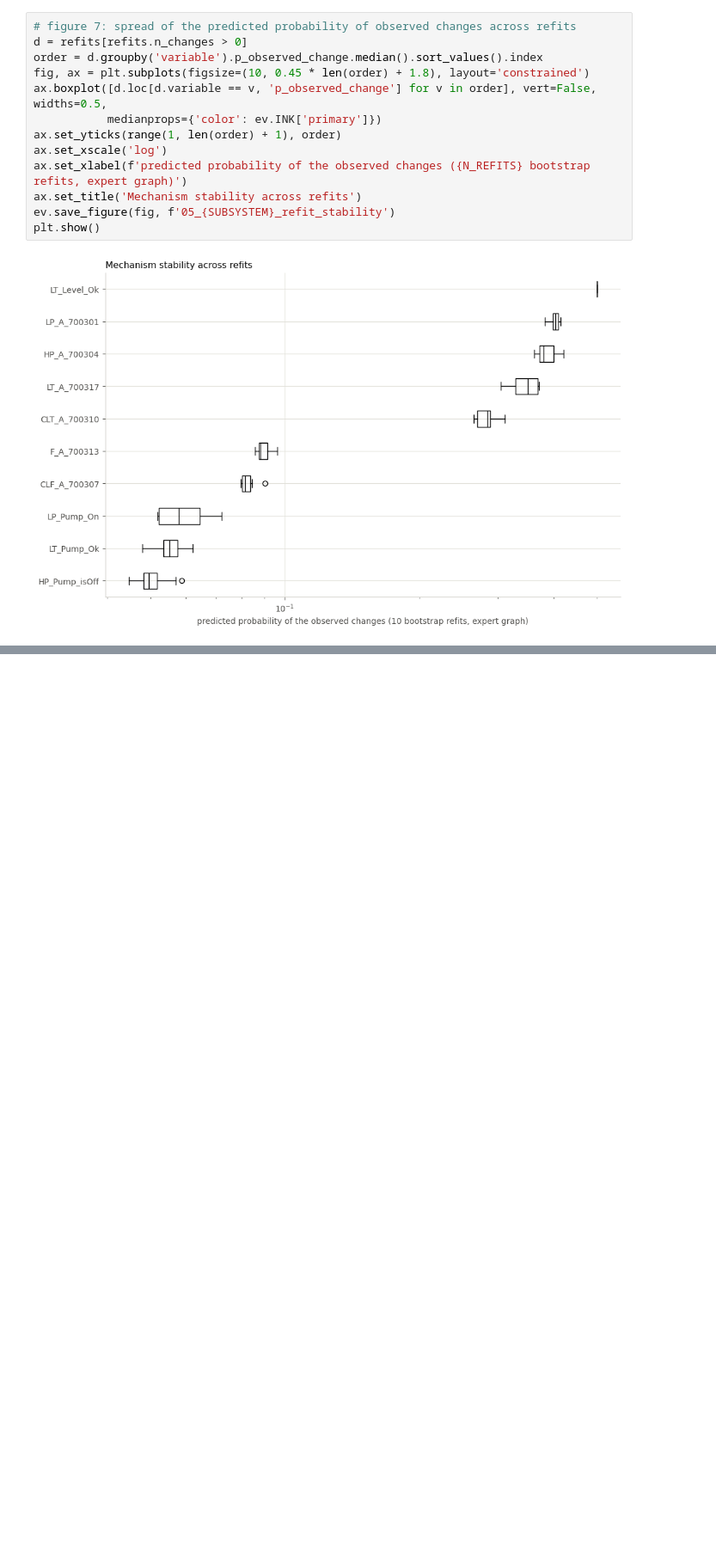
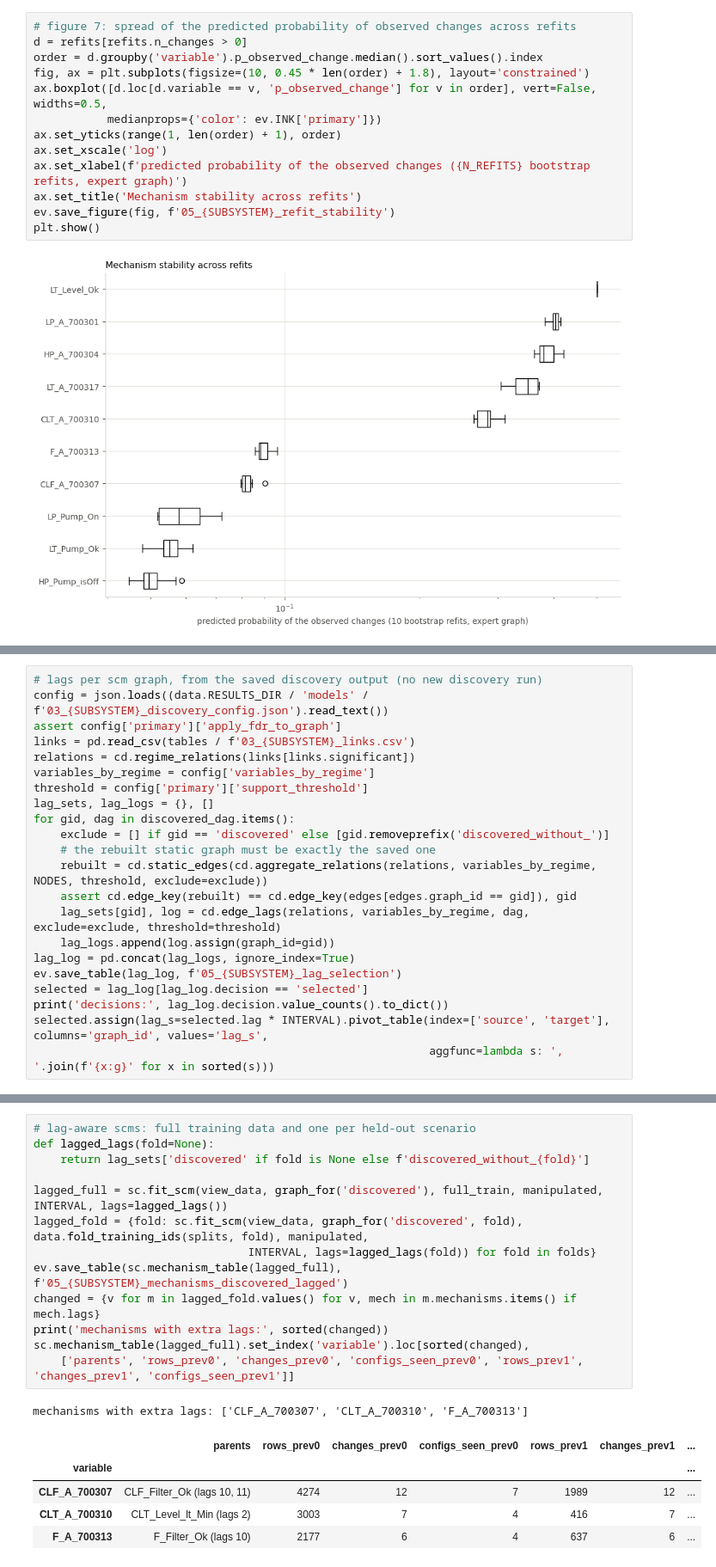
Before and after one commit to shweta-dataverse/causalAI-failure-prevention, a Jupyter notebook: notebooks/05_SCM_Fitting.ipynb, the cells around one changed output, grey strips where cells are left out. Shown at 86% size. Saved outputs shown, nothing was run; the diff lists cells and outputs as text; blank space fills up the shorter version.

```diff
--- a/notebooks/05_SCM_Fitting.ipynb
+++ b/notebooks/05_SCM_Fitting.ipynb
@@ -397,0 +422,22 @@ plt.show()
+# %%
+# lags per scm graph, from the saved discovery output (no new discovery run)
+config = json.loads((data.RESULTS_DIR / 'models' / f'03_{SUBSYSTEM}_discovery_config.json').read_text())
+assert config['primary']['apply_fdr_to_graph']
+links = pd.read_csv(tables / f'03_{SUBSYSTEM}_links.csv')
+relations = cd.regime_relations(links[links.significant])
+variables_by_regime = config['variables_by_regime']
+threshold = config['primary']['support_threshold']
+lag_sets, lag_logs = {}, []
+for gid, dag in discovered_dag.items():
+    exclude = [] if gid == 'discovered' else [gid.removeprefix('discovered_without_')]
+    # the rebuilt static graph must be exactly the saved one
+    rebuilt = cd.static_edges(cd.aggregate_relations(relations, variables_by_regime, NODES, threshold, exclude=exclude))
+    assert cd.edge_key(rebuilt) == cd.edge_key(edges[edges.graph_id == gid]), gid
+    lag_sets[gid], log = cd.edge_lags(relations, variables_by_regime, dag, exclude=exclude, threshold=threshold)
+    lag_logs.append(log.assign(graph_id=gid))
+lag_log = pd.concat(lag_logs, ignore_index=True)
+ev.save_table(lag_log, f'05_{SUBSYSTEM}_lag_selection')
+selected = lag_log[lag_log.decision == 'selected']
+print('decisions:', lag_log.decision.value_counts().to_dict())
+selected.assign(lag_s=selected.lag * INTERVAL).pivot_table(index=['source', 'target'], columns='graph_id', values='lag_s',
+                                                           aggfunc=lambda s: ', '.join(f'{x:g}' for x in sorted(s)))
@@ -397,0 +451,20 @@ plt.show()
+# %%
+# lag-aware scms: full training data and one per held-out scenario
+def lagged_lags(fold=None):
+    return lag_sets['discovered' if fold is None else f'discovered_without_{fold}']
+
+lagged_full = sc.fit_scm(view_data, graph_for('discovered'), full_train, manipulated, INTERVAL, lags=lagged_lags())
+lagged_fold = {fold: sc.fit_scm(view_data, graph_for('discovered', fold), data.fold_training_ids(splits, fold), manipulated,
+                                INTERVAL, lags=lagged_lags(fold)) for fold in folds}
+ev.save_table(sc.mechanism_table(lagged_full), f'05_{SUBSYSTEM}_mechanisms_discovered_lagged')
+changed = {v for m in lagged_fold.values() for v, mech in m.mechanisms.items() if mech.lags}
+print('mechanisms with extra lags:', sorted(changed))
+sc.mechanism_table(lagged_full).set_index('variable').loc[sorted(changed),
+    ['parents', 'rows_prev0', 'changes_prev0', 'configs_seen_prev0', 'rows_prev1', 'changes_prev1', 'configs_seen_prev1']]
+# %% [output]
+mechanisms with extra lags: ['CLF_A_700307', 'CLT_A_700310', 'F_A_700313']
+|  | parents | rows_prev0 | changes_prev0 | configs_seen_prev0 | rows_prev1 | changes_prev1 | ... |
+| variable |  |  |  |  |  |  | ... |
+| CLF_A_700307 | CLF_Filter_Ok (lags 10, 11) | 4274 | 12 | 7 | 1989 | 12 | ... |
+| CLT_A_700310 | CLT_Level_lt_Min (lags 2) | 3003 | 7 | 4 | 416 | 7 | ... |
+| F_A_700313 | F_Filter_Ok (lags 10) | 2177 | 6 | 4 | 637 | 6 | ... |
```
Also changed, not shown: parts of 5 cells of this notebook, 47 other files.
